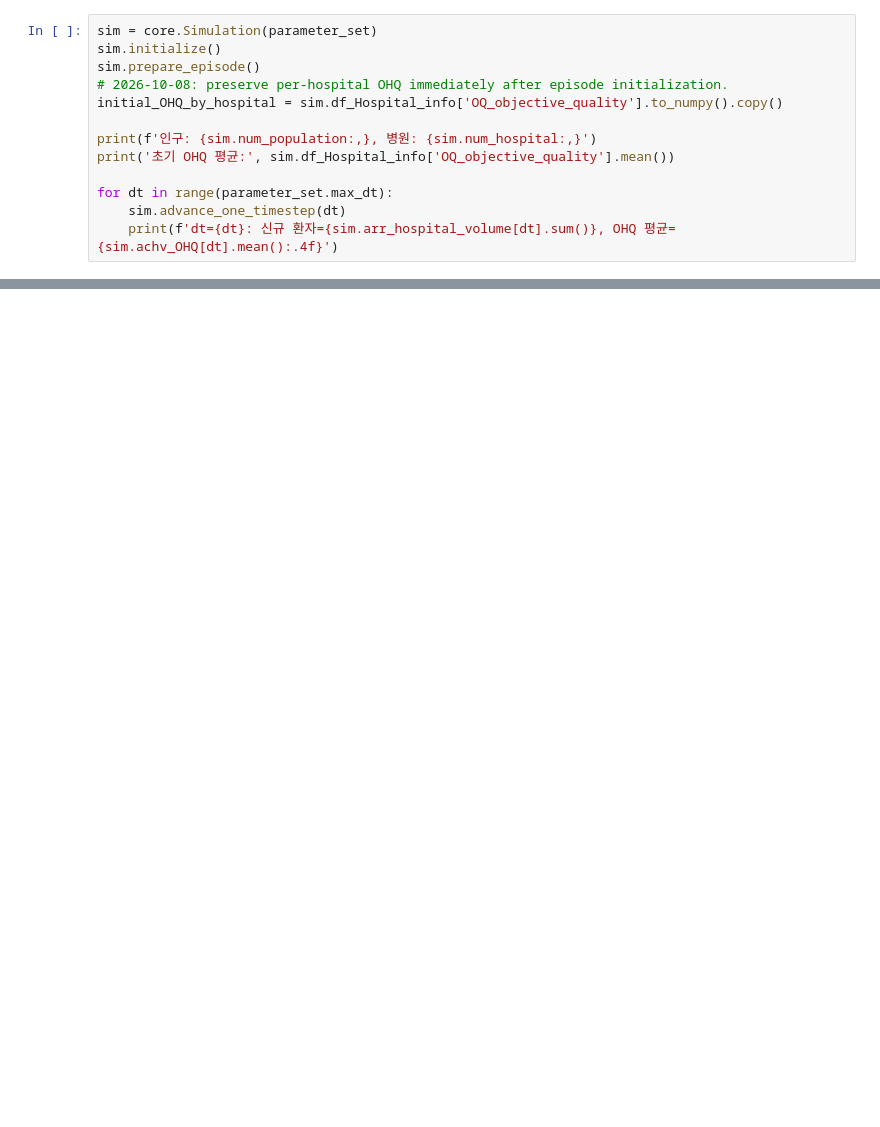
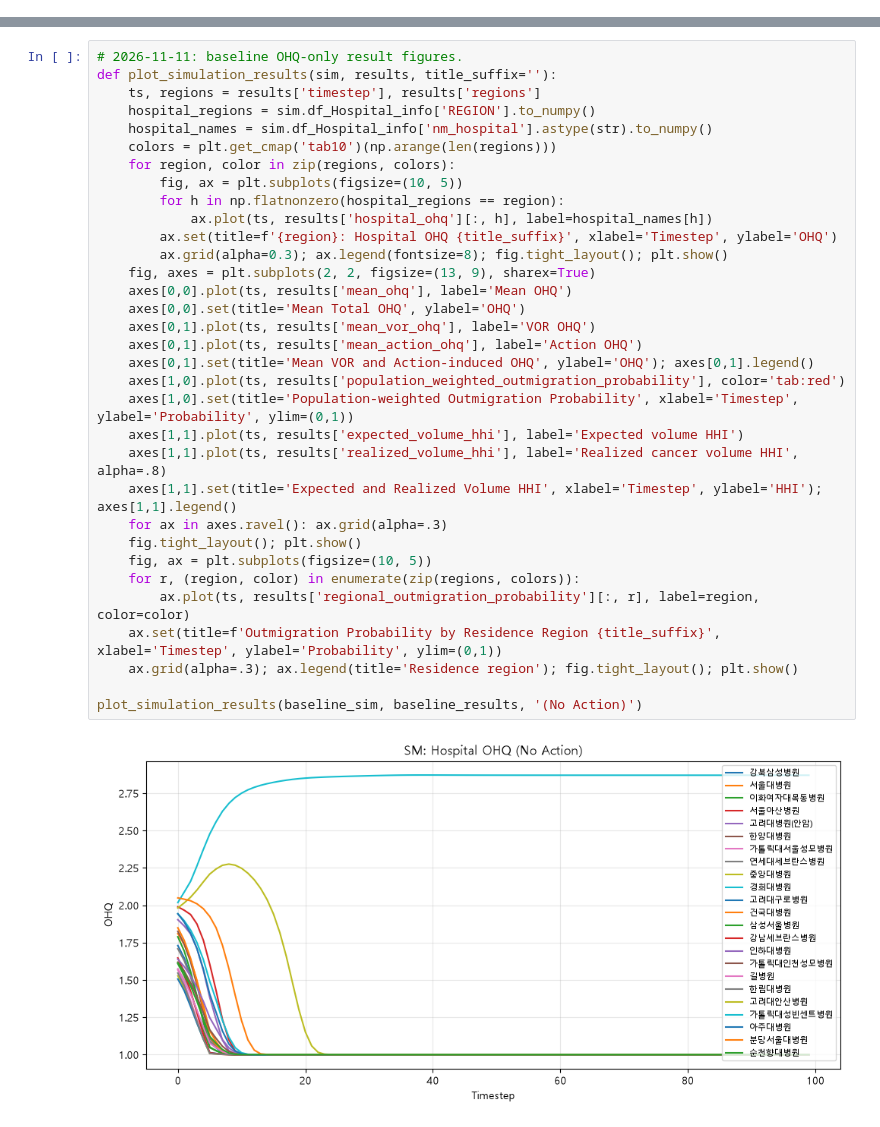
Before and after one commit to hshoon16/outmigration_gym, a Jupyter notebook: outmigration_runner.ipynb, the cells around one changed output, grey strips where cells are left out. Saved outputs shown, nothing was run; the diff lists cells and outputs as text; blank space fills up the shorter version.

```diff
--- a/outmigration_runner.ipynb
+++ b/outmigration_runner.ipynb
@@ -81,13 +37,0 @@ core.random.seed(4242)
-# %%
-sim = core.Simulation(parameter_set)
-sim.initialize()
-sim.prepare_episode()
-# 2026-10-08: preserve per-hospital OHQ immediately after episode initialization.
-initial_OHQ_by_hospital = sim.df_Hospital_info['OQ_objective_quality'].to_numpy().copy()
-
-print(f'인구: {sim.num_population:,}, 병원: {sim.num_hospital:,}')
-print('초기 OHQ 평균:', sim.df_Hospital_info['OQ_objective_quality'].mean())
-
-for dt in range(parameter_set.max_dt):
-    sim.advance_one_timestep(dt)
-    print(f'dt={dt}: 신규 환자={sim.arr_hospital_volume[dt].sum()}, OHQ 평균={sim.achv_OHQ[dt].mean():.4f}')
@@ -510,0 +109,35 @@ else:
+# %%
+# 2026-11-11: baseline OHQ-only result figures.
+def plot_simulation_results(sim, results, title_suffix=''):
+    ts, regions = results['timestep'], results['regions']
+    hospital_regions = sim.df_Hospital_info['REGION'].to_numpy()
+    hospital_names = sim.df_Hospital_info['nm_hospital'].astype(str).to_numpy()
+    colors = plt.get_cmap('tab10')(np.arange(len(regions)))
+    for region, color in zip(regions, colors):
+        fig, ax = plt.subplots(figsize=(10, 5))
+        for h in np.flatnonzero(hospital_regions == region):
+            ax.plot(ts, results['hospital_ohq'][:, h], label=hospital_names[h])
+        ax.set(title=f'{region}: Hospital OHQ {title_suffix}', xlabel='Timestep', ylabel='OHQ')
+        ax.grid(alpha=0.3); ax.legend(fontsize=8); fig.tight_layout(); plt.show()
+    fig, axes = plt.subplots(2, 2, figsize=(13, 9), sharex=True)
+    axes[0,0].plot(ts, results['mean_ohq'], label='Mean OHQ')
+    axes[0,0].set(title='Mean Total OHQ', ylabel='OHQ')
+    axes[0,1].plot(ts, results['mean_vor_ohq'], label='VOR OHQ')
+    axes[0,1].plot(ts, results['mean_action_ohq'], label='Action OHQ')
+    axes[0,1].set(title='Mean VOR and Action-induced OHQ', ylabel='OHQ'); axes[0,1].legend()
+    axes[1,0].plot(ts, results['population_weighted_outmigration_probability'], color='tab:red')
+    axes[1,0].set(title='Population-weighted Outmigration Probability', xlabel='Timestep', ylabel='Probability', ylim=(0,1))
+    axes[1,1].plot(ts, results['expected_volume_hhi'], label='Expected volume HHI')
+    axes[1,1].plot(ts, results['realized_volume_hhi'], label='Realized cancer volume HHI', alpha=.8)
+    axes[1,1].set(title='Expected and Realized Volume HHI', xlabel='Timestep', ylabel='HHI'); axes[1,1].legend()
+    for ax in axes.ravel(): ax.grid(alpha=.3)
+    fig.tight_layout(); plt.show()
+    fig, ax = plt.subplots(figsize=(10, 5))
+    for r, (region, color) in enumerate(zip(regions, colors)):
+        ax.plot(ts, results['regional_outmigration_probability'][:, r], label=region, color=color)
+    ax.set(title=f'Outmigration Probability by Residence Region {title_suffix}', xlabel='Timestep', ylabel='Probability', ylim=(0,1))
+    ax.grid(alpha=.3); ax.legend(title='Residence region'); fig.tight_layout(); plt.show()
+
+plot_simulation_results(baseline_sim, baseline_results, '(No Action)')
+# %% [output]
+[figure, added]
```
Also changed, not shown: parts of 20 cells of this notebook, 1 other file.
